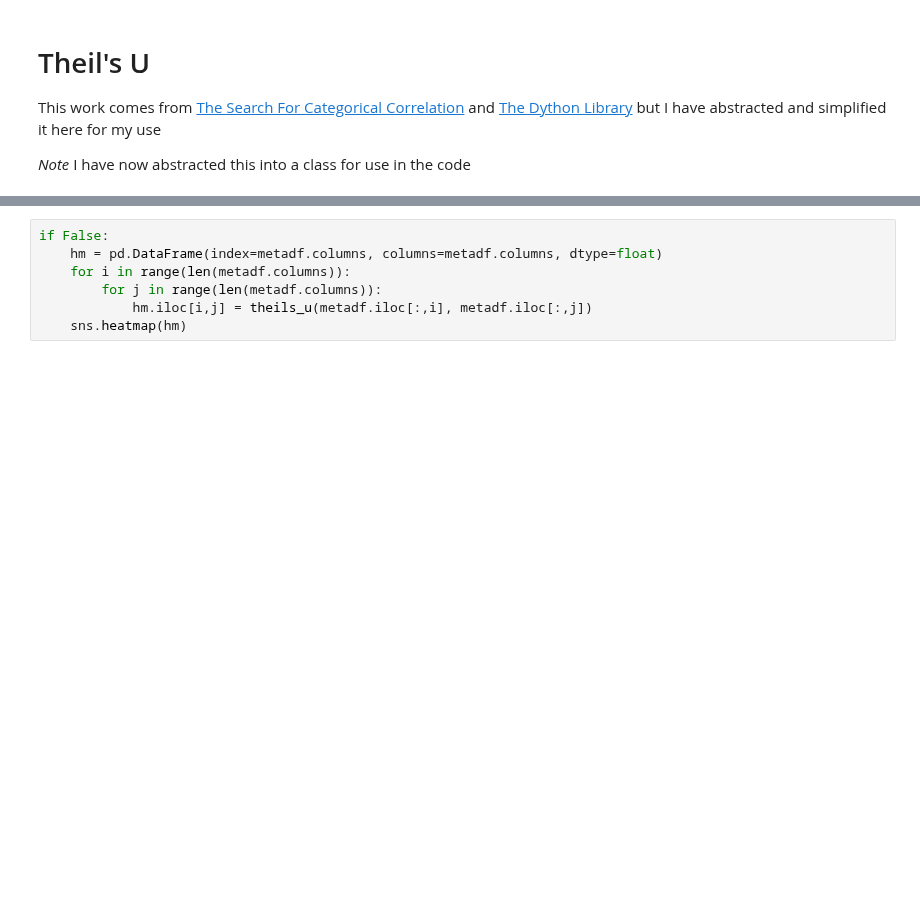
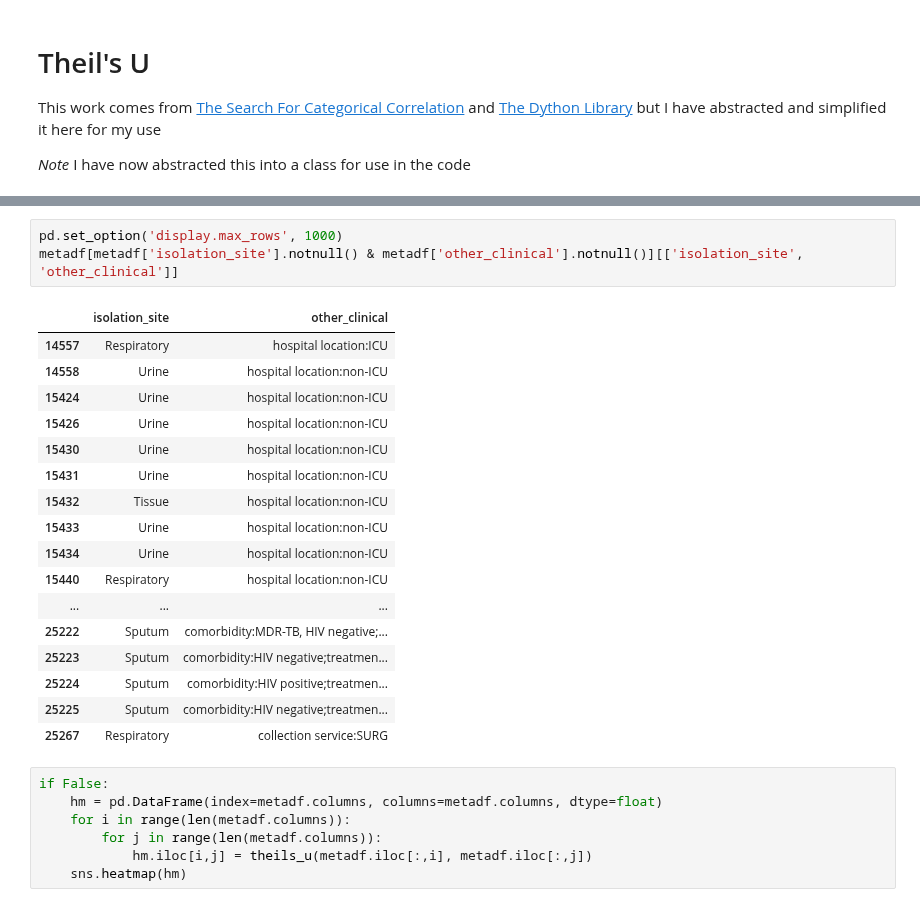
Before and after one commit to linsalrob/PhispyAnalysis, a Jupyter notebook: DataAnalysis/RAST Metadata Explorer.ipynb, the cells around one changed output, grey strips where cells are left out. Saved outputs shown, nothing was run; the diff lists cells and outputs as text; blank space fills up the shorter version.

```diff
--- a/DataAnalysis/RAST Metadata Explorer.ipynb
+++ b/DataAnalysis/RAST Metadata Explorer.ipynb
@@ -317,3 +77,24 @@ theils_u(metadf['isolation_country'], metadf['geographic_location'])
+# %%
+pd.set_option('display.max_rows', 1000)
+metadf[metadf['isolation_site'].notnull() & metadf['other_clinical'].notnull()][['isolation_site', 'other_clinical']]
+# %% [output]
+|  | isolation_site | other_clinical |
+| 14557 | Respiratory | hospital location:ICU |
+| 14558 | Urine | hospital location:non-ICU |
+| 15424 | Urine | hospital location:non-ICU |
+| 15426 | Urine | hospital location:non-ICU |
+| 15430 | Urine | hospital location:non-ICU |
+| 15431 | Urine | hospital location:non-ICU |
+| 15432 | Tissue | hospital location:non-ICU |
+| 15433 | Urine | hospital location:non-ICU |
+| 15434 | Urine | hospital location:non-ICU |
+| 15440 | Respiratory | hospital location:non-ICU |
+| ... | ... | ... |
+| 25222 | Sputum | comorbidity:MDR-TB, HIV negative;... |
+| 25223 | Sputum | comorbidity:HIV negative;treatmen... |
+| 25224 | Sputum | comorbidity:HIV positive;treatmen... |
+| 25225 | Sputum | comorbidity:HIV negative;treatmen... |
+| 25267 | Respiratory | collection service:SURG |
 # %%
 if False:
     hm = pd.DataFrame(index=metadf.columns, columns=metadf.columns, dtype=float)
```
Also changed, not shown: parts of 18 cells of this notebook, 11 other files.
